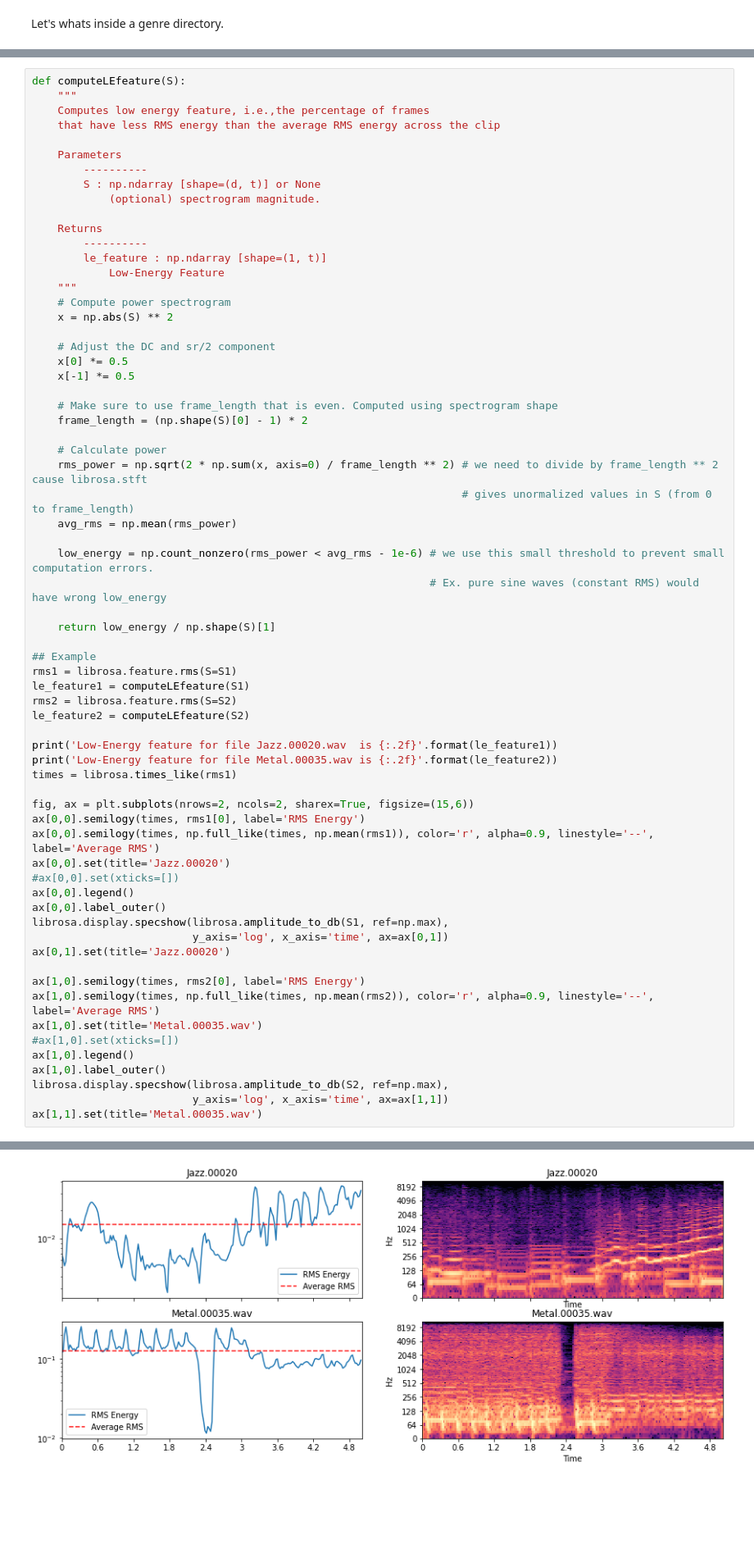
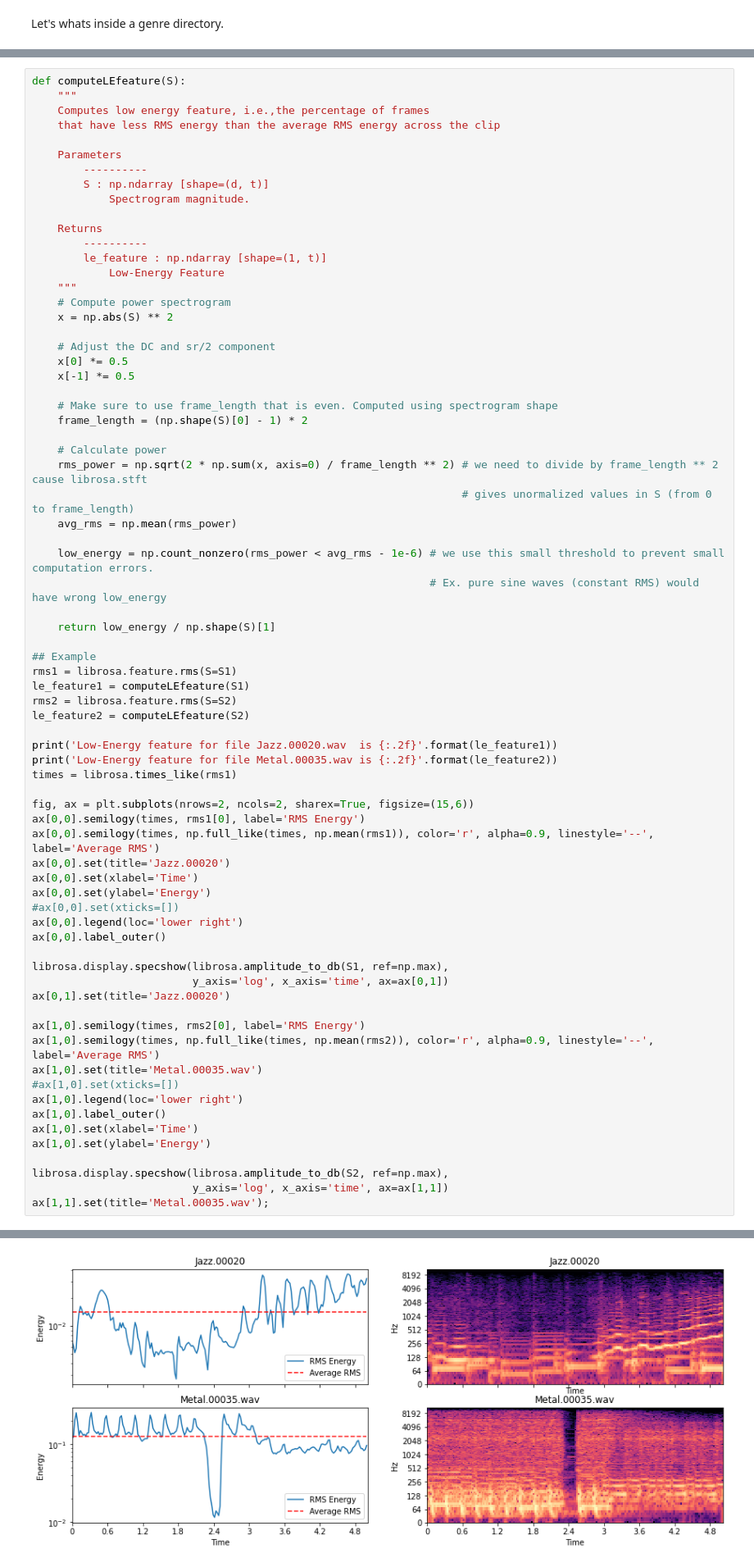
Before and after one commit to cpvlordelo/genre-classif, a Jupyter notebook: PrepareDataAndFeatures.ipynb, the cells around one changed output, grey strips where cells are left out. Shown at 82% size. Cells and saved outputs as stored; diff of their text form; blank space fills up the shorter version.

```diff
--- a/PrepareDataAndFeatures.ipynb
+++ b/PrepareDataAndFeatures.ipynb
@@ -367,8 +381,8 @@ def computeLEfeature(S):
 
     Parameters
         ----------
-        S : np.ndarray [shape=(d, t)] or None
-            (optional) spectrogram magnitude.
+        S : np.ndarray [shape=(d, t)]
+            Spectrogram magnitude.
 
     Returns
         ----------
@@ -409,9 +423,12 @@ fig, ax = plt.subplots(nrows=2, ncols=2, sharex=True, figsize=(15,6))
 ax[0,0].semilogy(times, rms1[0], label='RMS Energy')
 ax[0,0].semilogy(times, np.full_like(times, np.mean(rms1)), color='r', alpha=0.9, linestyle='--', label='Average RMS')
 ax[0,0].set(title='Jazz.00020')
+ax[0,0].set(xlabel='Time')
+ax[0,0].set(ylabel='Energy')
 #ax[0,0].set(xticks=[])
-ax[0,0].legend()
+ax[0,0].legend(loc='lower right')
 ax[0,0].label_outer()
+
 librosa.display.specshow(librosa.amplitude_to_db(S1, ref=np.max),
                          y_axis='log', x_axis='time', ax=ax[0,1])
 ax[0,1].set(title='Jazz.00020')
@@ -420,11 +437,14 @@ ax[1,0].semilogy(times, rms2[0], label='RMS Energy')
 ax[1,0].semilogy(times, np.full_like(times, np.mean(rms2)), color='r', alpha=0.9, linestyle='--', label='Average RMS')
 ax[1,0].set(title='Metal.00035.wav')
 #ax[1,0].set(xticks=[])
-ax[1,0].legend()
+ax[1,0].legend(loc='lower right')
 ax[1,0].label_outer()
+ax[1,0].set(xlabel='Time')
+ax[1,0].set(ylabel='Energy')
+
 librosa.display.specshow(librosa.amplitude_to_db(S2, ref=np.max),
                          y_axis='log', x_axis='time', ax=ax[1,1])
-ax[1,1].set(title='Metal.00035.wav')
+ax[1,1].set(title='Metal.00035.wav');
 # %% [output]
 Low-Energy feature for file Jazz.00020.wav  is 0.60
 Low-Energy feature for file Metal.00035.wav is 0.50
@@ -432,3 +451,3 @@ Low-Energy feature for file Metal.00035.wav is 0.50
-[figure, old version]
+[figure, new version]
 # %% [markdown]
 ### Zero-Crossing Rate
```
Also changed, not shown: parts of 37 cells of this notebook, 1 other file.
